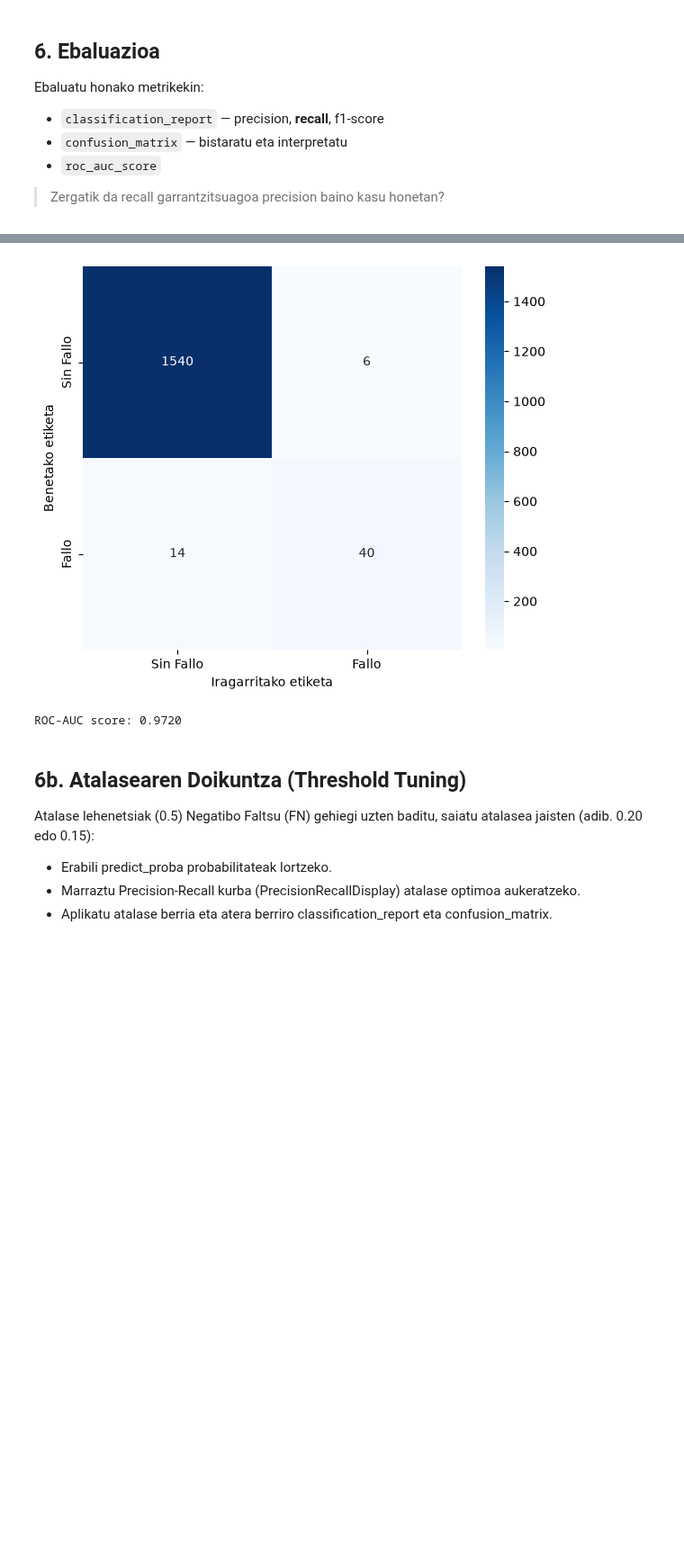
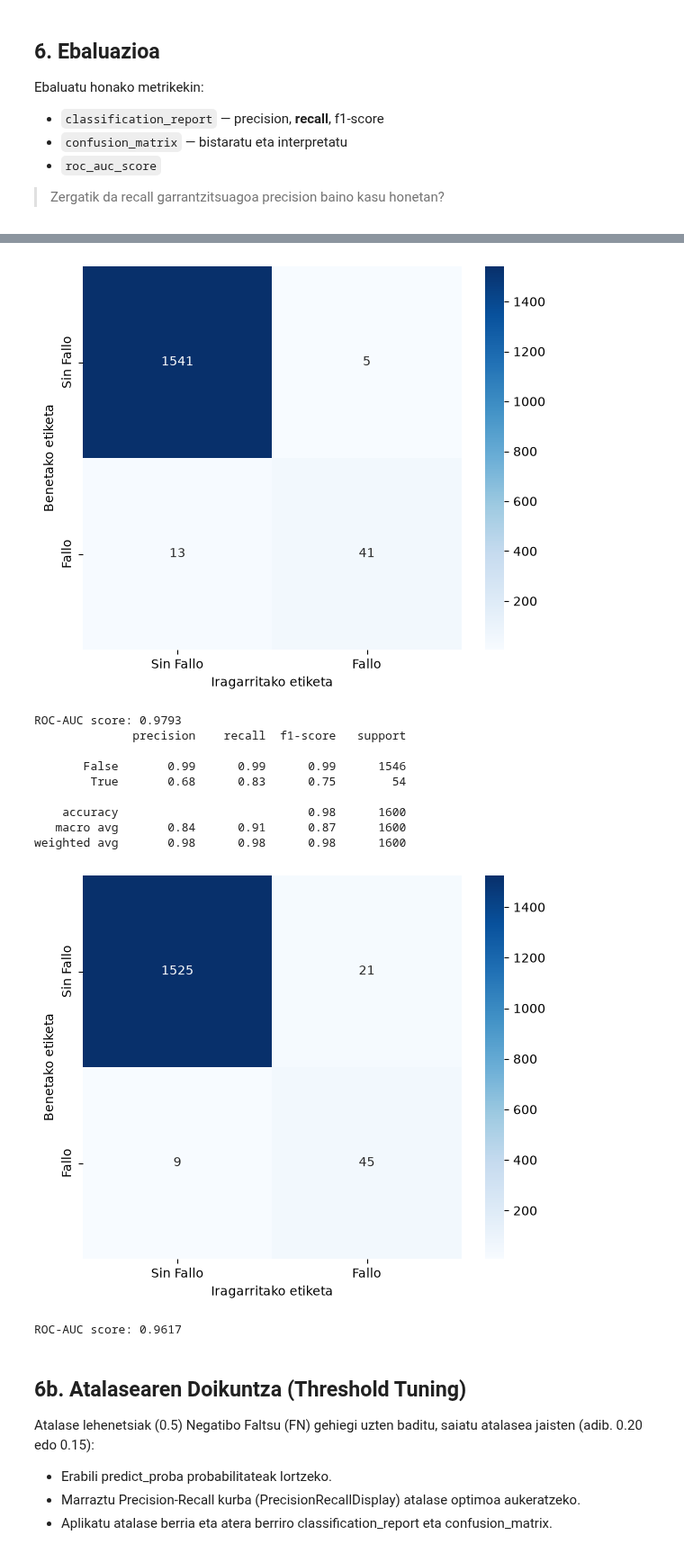
Before and after one commit to AABD-Ethazi-2627/T5-erronka1, a Jupyter notebook: notebooks/02_training.ipynb, the cells around one changed output, grey strips where cells are left out. Shown at 90% size. Saved outputs shown, nothing was run; the diff lists cells and outputs as text; code cells hidden in the pictures; blank space fills up the shorter version.

```diff
--- a/notebooks/02_training.ipynb
+++ b/notebooks/02_training.ipynb
@@ -111,12 +117,17 @@ Prestatu datuak entrenamendurako:
 # %%
 # Preprocessing
 # ZURE KODEA HEMEN
-TYPE_MAP = {"L": 0, "M": 1, "H": 2}
+# TYPE_MAP = {"L": 0, "M": 1, "H": 2}
 
 df_fltr = df.loc[:, ~df.columns.str.startswith("failure_")].drop('machine_id', axis=1)
-df_fltr['type_id'] = df_fltr['machine_type'].map(TYPE_MAP)
-df_fltr = df_fltr.drop('machine_type', axis=1)
-df_fltr['temp_diff'] = df_fltr['process_temp_K'] - df_fltr['air_temp_K']
+# df_fltr['type_id'] = df_fltr['machine_type'].map(TYPE_MAP)
+df_fltr['air_temp_C'] = df_fltr['air_temp_K'] - 273.15
+df_fltr['process_temp_C'] = df_fltr['process_temp_K'] - 273.15
+df_fltr['machine_failure'] = df_fltr['machine_failure'].astype(bool)
+# df_fltr = df_fltr.drop('machine_type', axis=1).drop('air_temp_K', axis=1).drop('process_temp_K', axis=1)
+df_fltr = df_fltr.loc[:, ~df_fltr.columns.str.endswith("temp_K")]
+# .drop('machine_type', axis=1)
+df_fltr['temp_diff'] = df_fltr['process_temp_C'] - df_fltr['air_temp_C']
 df_fltr['power_est'] = df_fltr['torque_Nm'] * df_fltr['rpm'] * 2 * np.pi / 60
 
 assert df_fltr.isna().sum().sum() == 0, "Hay NaN: ¿machine_type con valores inesperados?"
@@ -124,7 +135,7 @@ print("Features:", df_fltr.columns.drop('machine_failure').tolist())
 
 print(df_fltr.groupby("machine_failure")[["temp_diff", "power_est"]]
         .agg(["min", "median", "max"]).round(1))
-print(df_fltr.groupby("type_id")["machine_failure"].agg(["count", "mean"]).round(4))
+print(df_fltr.groupby("machine_type")["machine_failure"].agg(["count", "mean"]).round(4))
 
 y_tmp = df_fltr['machine_failure']
 print(y_tmp.value_counts())
@@ -171,7 +182,9 @@ Fallos: 3.39% | proporción sin fallo/fallo: 28.5 a 1
 Garrantzitsua: `stratify=y` parametroa erabili klase-proportzioak mantentzeko.
 # %%
 # FEATURES aldagaia definitu — scoring-api-ak espero duen orden berdinean!
-FEATURES = ['air_temp_K', 'process_temp_K', 'rpm', 'torque_Nm', 'tool_wear_min', 'temp_diff', 'power_est', 'type_id']
+zenbakizkoak = ['air_temp_C', 'process_temp_C', 'temp_diff', 'rpm', 'torque_Nm', 'power_est', 'tool_wear_min']
+kategorikoak = ['machine_type']
+FEATURES = kategorikoak + zenbakizkoak
 
 # Train/val zatitu
 # ZURE KODEA HEMEN
@@ -233,8 +264,8 @@ Ebaluatu honako metrikekin:
 # Ebaluazioa
 # ZURE KODEA HEMEN
 
-y_pred = rf.predict(X_test)
-y_prob = rf.predict_proba(X_test)[:, 1]
+y_pred = pipe_cw.predict(X_test)
+y_prob = pipe_cw.predict_proba(X_test)[:, 1]
 print(classification_report(y_test, y_pred))
 
 cm = confusion_matrix(y_test, y_pred)
@@ -246,6 +277,20 @@ plt.tight_layout()
 plt.show()
 
 print(f'ROC-AUC score: {roc_auc_score(y_test, y_prob):.4f}')
+
+y_smote_pred = pipe_smote.predict(X_test)
+y_smote_prob = pipe_smote.predict_proba(X_test)[:, 1]
+print(classification_report(y_test, y_smote_pred))
+
+cm = confusion_matrix(y_test, y_smote_pred)
+fig, ax = plt.subplots(figsize=(6, 5))
+sns.heatmap(cm, annot=True, ax=ax, fmt="d", cmap="Blues", xticklabels=["Sin Fallo", "Fallo"], yticklabels=["Sin Fallo", "Fallo"])
+ax.set_ylabel("Benetako etiketa")
+ax.set_xlabel("Iragarritako etiketa")
+plt.tight_layout()
+plt.show()
+
+print(f'ROC-AUC score: {roc_auc_score(y_test, y_smote_prob):.4f}')
 # %% [output]
               precision    recall  f1-score   support
 
@@ -257,6 +302,16 @@ print(f'ROC-AUC score: {roc_auc_score(y_test, y_prob):.4f}')
 weighted avg       0.99      0.99      0.99      1600
 [figure]
-ROC-AUC score: 0.9720
+ROC-AUC score: 0.9793
+              precision    recall  f1-score   support
+
+       False       0.99      0.99      0.99      1546
+        True       0.68      0.83      0.75        54
+
+    accuracy                           0.98      1600
+   macro avg       0.84      0.91      0.87      1600
+weighted avg       0.98      0.98      0.98      1600
+[figure, added]
+ROC-AUC score: 0.9617
 # %% [markdown]
 ## 6b. Atalasearen Doikuntza (Threshold Tuning)
 
```
Also changed, not shown: parts of 7 cells of this notebook, 2 other files.
